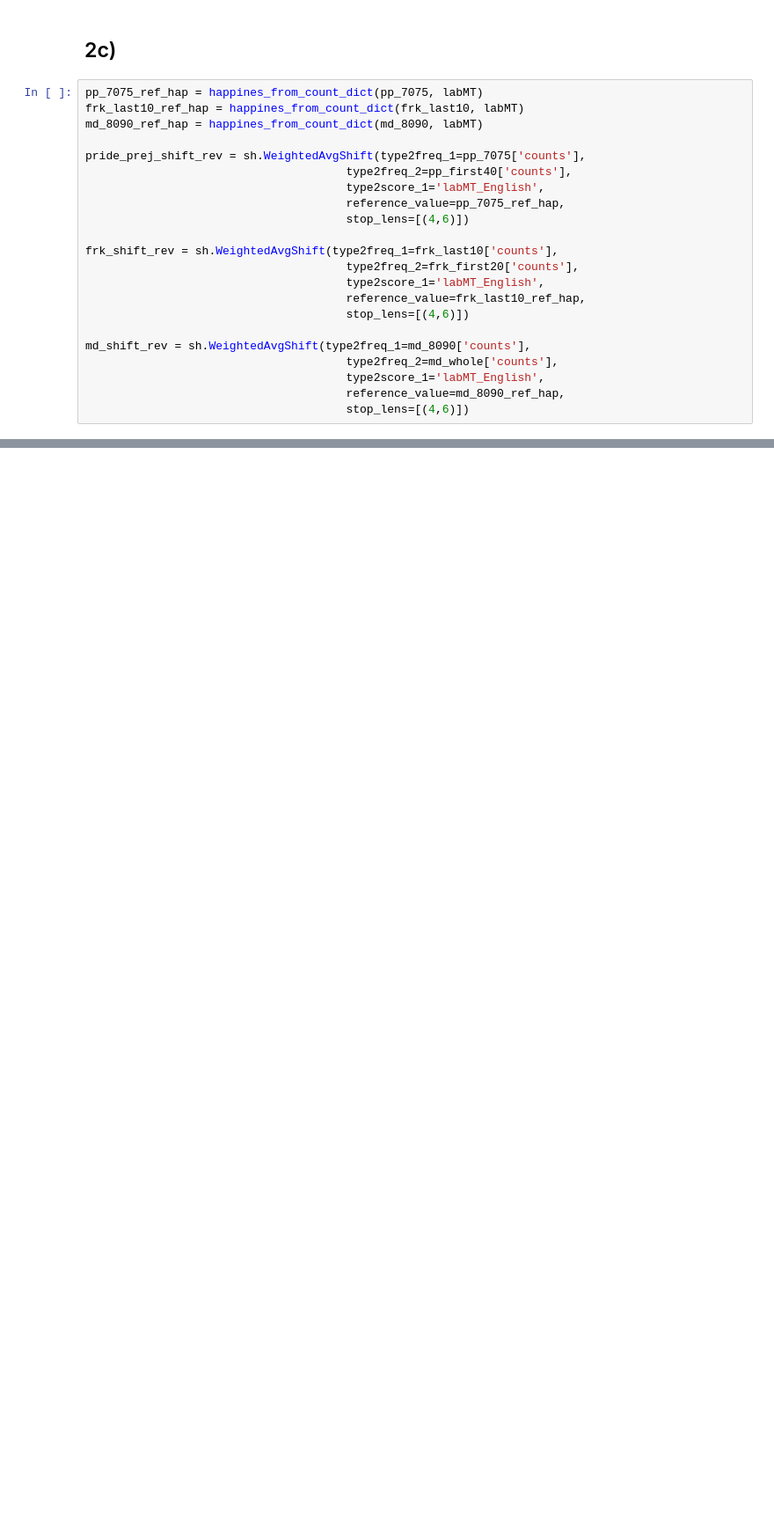
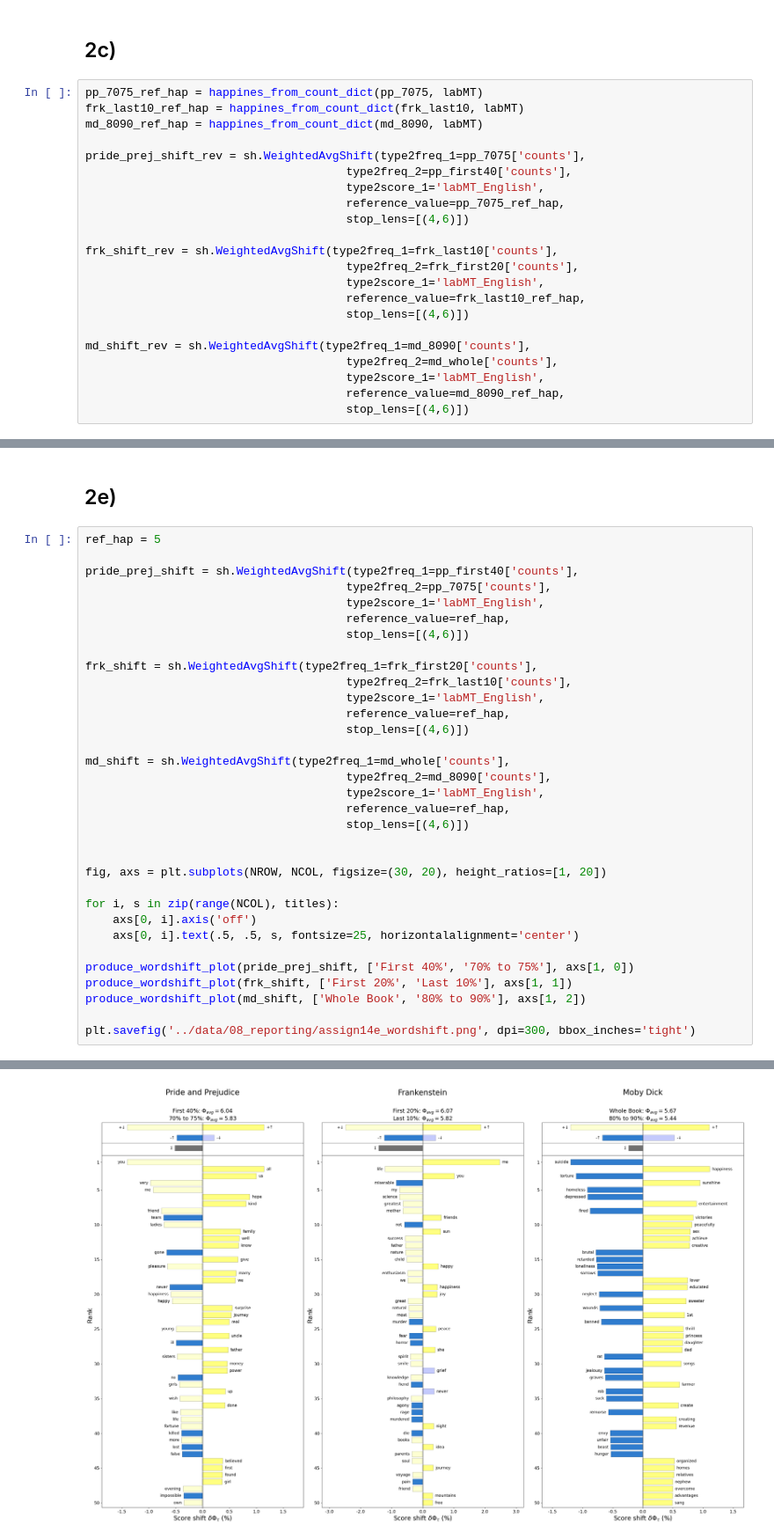
Before and after one commit to ajbarrows/spiteful-allegory, a Jupyter notebook: work/notebooks/20240215-Assignment14.ipynb, the cells around one changed output, grey strips where cells are left out. Shown at 88% size. Cells and saved outputs as stored; diff of their text form; blank space fills up the shorter version.

Commit message:
update assignment 14

```diff
--- a/work/notebooks/20240215-Assignment14.ipynb
+++ b/work/notebooks/20240215-Assignment14.ipynb
@@ -329,0 +339,36 @@ plt.savefig('../data/08_reporting/assign14c_wordshift.png', dpi=300, bbox_inches
+# %% [markdown]
+## 2e)
+# %%
+ref_hap = 5
+
+pride_prej_shift = sh.WeightedAvgShift(type2freq_1=pp_first40['counts'],
+                                      type2freq_2=pp_7075['counts'],
+                                      type2score_1='labMT_English',
+                                      reference_value=ref_hap,
+                                      stop_lens=[(4,6)])
+
+frk_shift = sh.WeightedAvgShift(type2freq_1=frk_first20['counts'],
+                                      type2freq_2=frk_last10['counts'],
+                                      type2score_1='labMT_English',
+                                      reference_value=ref_hap,
+                                      stop_lens=[(4,6)])
+
+md_shift = sh.WeightedAvgShift(type2freq_1=md_whole['counts'],
+                                      type2freq_2=md_8090['counts'],
+                                      type2score_1='labMT_English',
+                                      reference_value=ref_hap,
+                                      stop_lens=[(4,6)])
+
+
+fig, axs = plt.subplots(NROW, NCOL, figsize=(30, 20), height_ratios=[1, 20])
+
+for i, s in zip(range(NCOL), titles):
+    axs[0, i].axis('off')
+    axs[0, i].text(.5, .5, s, fontsize=25, horizontalalignment='center')
+
+produce_wordshift_plot(pride_prej_shift, ['First 40%', '70% to 75%'], axs[1, 0])
+produce_wordshift_plot(frk_shift, ['First 20%', 'Last 10%'], axs[1, 1])
+produce_wordshift_plot(md_shift, ['Whole Book', '80% to 90%'], axs[1, 2])
+
+plt.savefig('../data/08_reporting/assign14e_wordshift.png', dpi=300, bbox_inches='tight')
+# %% [output]
@@ -329,0 +382 @@ plt.savefig('../data/08_reporting/assign14c_wordshift.png', dpi=300, bbox_inches
+[figure, added]
```
Also changed, not shown: parts of 2 cells of this notebook, 4 other files.
